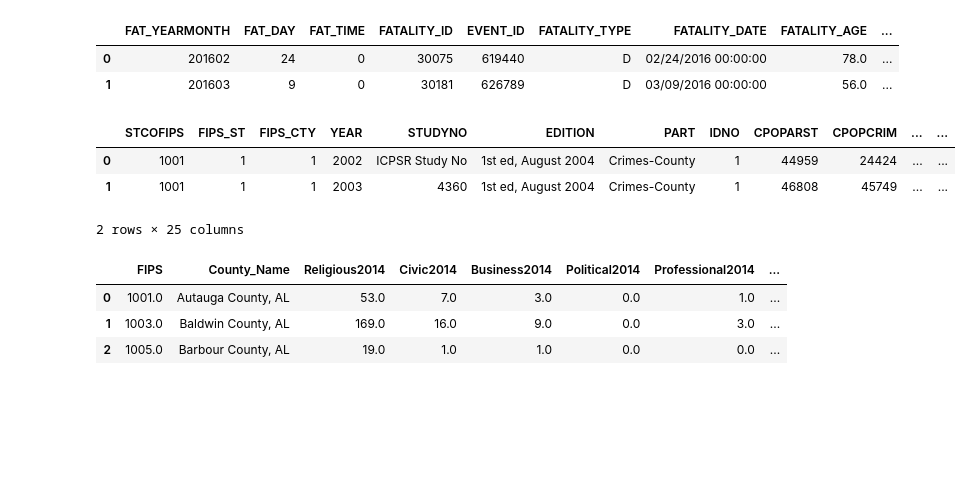
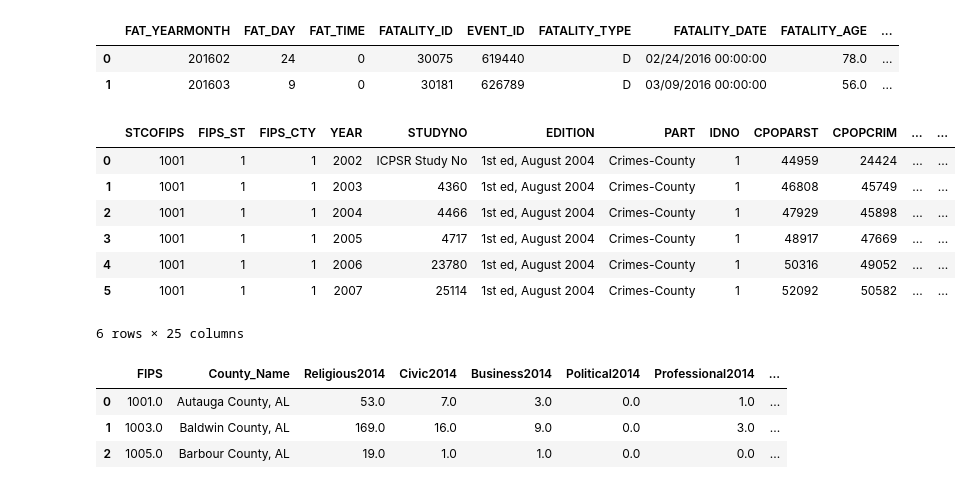
Before and after one commit to lswh/maba_analytics_algorithms_project, a Jupyter notebook: 06302021_TeamGreen_JupyterNotebookSubmission.ipynb, the cells around one changed output. Cells and saved outputs as stored; diff of their text form; code cells hidden in the pictures; blank space fills up the shorter version.

```diff
--- a/06302021_TeamGreen_JupyterNotebookSubmission.ipynb
+++ b/06302021_TeamGreen_JupyterNotebookSubmission.ipynb
@@ -131,12 +111,16 @@ raw_noaa_storm_events.head(2)
 | 0 | 201602 | 24 | 0 | 30075 | 619440 | D | 02/24/2016 00:00:00 | 78.0 | ... |
 | 1 | 201603 | 9 | 0 | 30181 | 626789 | D | 03/09/2016 00:00:00 | 56.0 | ... |
 # %%
-raw_openicpsr_crime.head(2)
+raw_openicpsr_crime.head(6)
 # %% [output]
 |  | STCOFIPS | FIPS_ST | FIPS_CTY | YEAR | STUDYNO | EDITION | PART | IDNO | CPOPARST | CPOPCRIM | ... | ... |
 | 0 | 1001 | 1 | 1 | 2002 | ICPSR Study No | 1st ed, August 2004 | Crimes-County | 1 | 44959 | 24424 | ... | ... |
 | 1 | 1001 | 1 | 1 | 2003 | 4360 | 1st ed, August 2004 | Crimes-County | 1 | 46808 | 45749 | ... | ... |
+| 2 | 1001 | 1 | 1 | 2004 | 4466 | 1st ed, August 2004 | Crimes-County | 1 | 47929 | 45898 | ... | ... |
+| 3 | 1001 | 1 | 1 | 2005 | 4717 | 1st ed, August 2004 | Crimes-County | 1 | 48917 | 47669 | ... | ... |
+| 4 | 1001 | 1 | 1 | 2006 | 23780 | 1st ed, August 2004 | Crimes-County | 1 | 50316 | 49052 | ... | ... |
+| 5 | 1001 | 1 | 1 | 2007 | 25114 | 1st ed, August 2004 | Crimes-County | 1 | 52092 | 50582 | ... | ... |
-2 rows × 25 columns
+6 rows × 25 columns
 # %%
 raw_pennstateagri_social_capital_variables.head(3)
 # %% [output]
```
Also changed, not shown: parts of 7 cells of this notebook.
